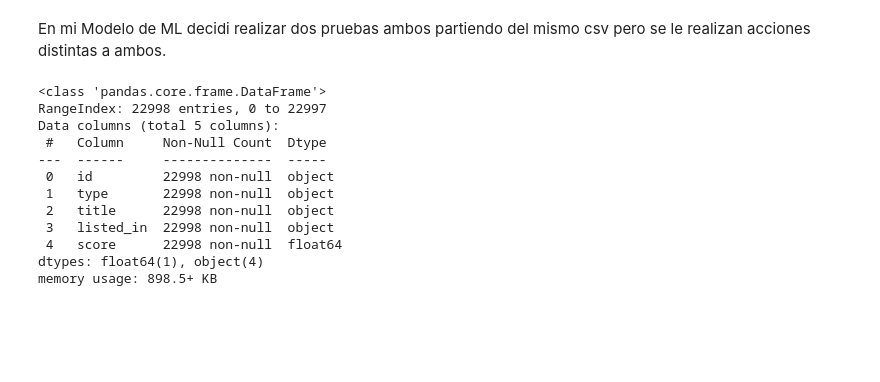
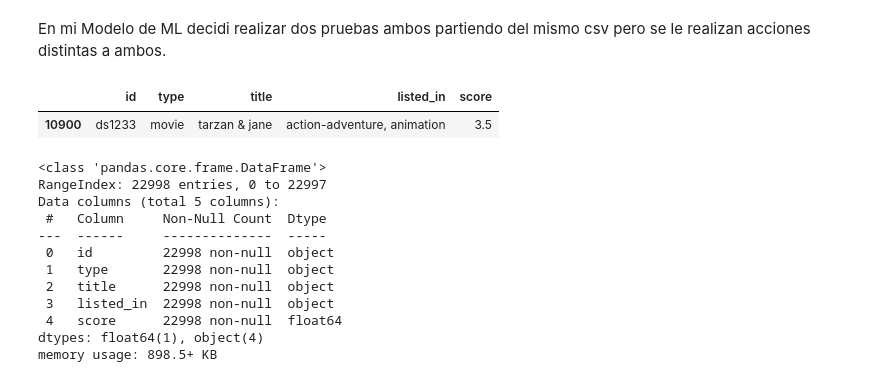
Before and after one commit to HernanCampo/Proyecto-plataformas, a Jupyter notebook: ML(coseno).ipynb, the cells around one changed output. Drawn from its saved outputs; the diff is of its cells as text; code cells hidden in the pictures; blank space fills up the shorter version.

```diff
--- a/ML(coseno).ipynb
+++ b/ML(coseno).ipynb
@@ -17,6 +16,11 @@ En mi Modelo de ML decidi realizar dos pruebas ambos partiendo del mismo csv per
 df = pd.read_csv("plataformas.csv", usecols=['id', 'type', 'title', 'listed_in', 'score'])
 # %%
 df['title'] = df['title'].str.strip()
+# %%
+df[df['title'] == 'tarzan & jane']
+# %% [output]
+|  | id | type | title | listed_in | score |
+| 10900 | ds1233 | movie | tarzan & jane | action-adventure, animation | 3.5 |
 # %%
 # Realizo unos vistazos rapidos.
 df.info()
```
Also changed, not shown: parts of 11 cells of this notebook, 3 other files.
